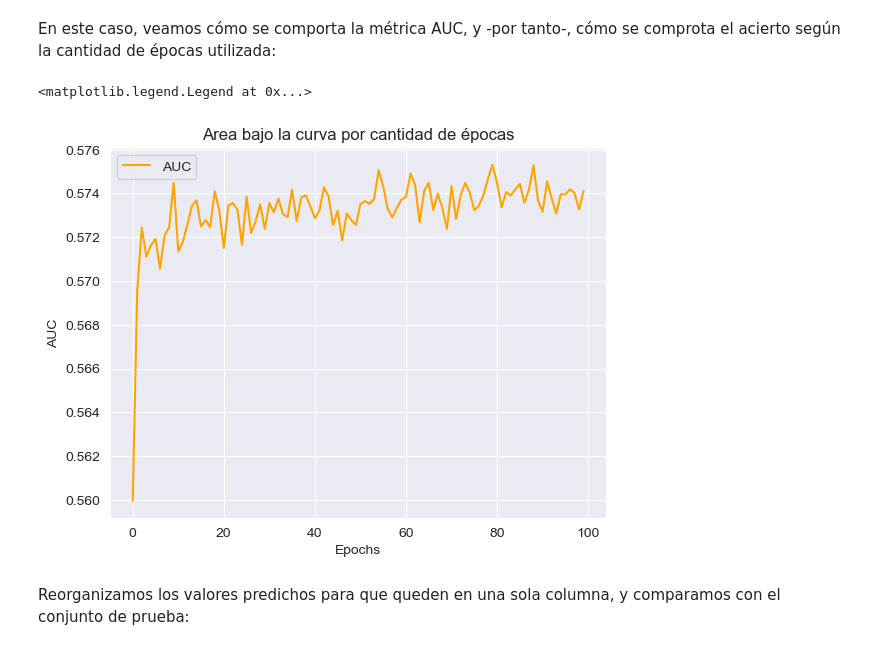
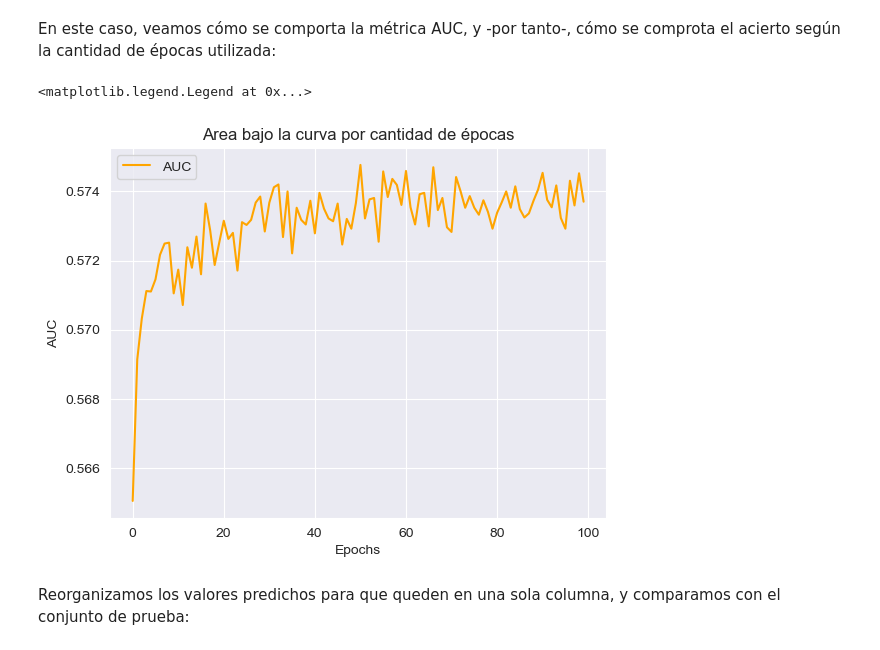
Before and after one commit to valencorrea/7506R-2C2022-GRUPO14-TP2, a Jupyter notebook: 7506R_TP2_GRUPO14_ENTREGA.ipynb, the cells around one changed output. Cells and saved outputs as stored; diff of their text form; code cells hidden in the pictures.

```diff
--- a/7506R_TP2_GRUPO14_ENTREGA.ipynb
+++ b/7506R_TP2_GRUPO14_ENTREGA.ipynb
@@ -761,8 +745,9 @@ x_test_clasificacion[['start_date', 'end_date', 'latitud', 'longitud', 'property
 # %% [markdown]
 Aplicamos One Hot encoding a la columna target de entrenamiento y test, para que tenga 3 columnas al igual que la salida del modelo:
 # %%
-y_train_clasificacion = pd.get_dummies(y_train_clasificacion, columns=['tipo_precio_3'], drop_first=False)
-y_test_clasificacion = pd.get_dummies(y_test_clasificacion, columns=['tipo_precio_3'], drop_first=False)
+# y_train_clasificacion = pd.get_dummies(y_train_clasificacion, columns=['tipo_precio_3'], drop_first=False)
+# y_test_clasificacion = pd.get_dummies(y_test_clasificacion, columns=['tipo_precio_3'], drop_first=False)
+y_train_clasificacion = y_train_clasificacion.map({'bajo': 0, 'medio': 1, 'alto': 2})
 # %% [markdown]
 #### 2.a.2 Búsqueda del mejor modelo
 # %% [markdown]
@@ -887,10 +871,10 @@ y_train_clasificacion
 # %%
 d_in = x_train_clasificacion.shape[1]
 
-modelo = keras.Sequential([
+modelo_2 = keras.Sequential([
     keras.layers.Dense(50, input_shape=(d_in,)),
     keras.layers.Dense(3, activation='softmax')
 ])
 
-modelo.summary()
+modelo_2.summary()
 # %% [output]
@@ -910,12 +894,12 @@ _________________________________________________________________
 # %% [markdown]
 Compilamos el modelo con optimizador Adam y loss de crossentropy categórico. Procedemos a entrenar y predecir:
 # %%
-modelo.compile(
+modelo_2.compile(
     optimizer=keras.optimizers.Adam(learning_rate=0.001),
-    loss='categorical_crossentropy',
-    metrics=['AUC', 'Accuracy', 'Recall', 'Precision'],
+    loss='sparse_categorical_crossentropy',
+    metrics=['sparse_categorical_accuracy'],
 )
 
 cant_epochs=100
-historia = modelo.fit(x_train_clasificacion, y_train_clasificacion, epochs=cant_epochs, verbose=False, use_multiprocessing=True, workers=4)
+historia = modelo_2.fit(x_train_clasificacion, y_train_clasificacion, epochs=cant_epochs, verbose=False, use_multiprocessing=True, workers=4)
 # %%
@@ -929,14 +913,14 @@ En este caso, veamos cómo se comporta la métrica AUC, y -por tanto-, cómo se
 # %%
 epochs = range(cant_epochs)
 
-plt.plot(epochs, historia.history['Accuracy'], color='orange', label='AUC')
+plt.plot(epochs, historia.history['sparse_categorical_accuracy'], color='orange', label='AUC')
 plt.xlabel("Epochs")
 plt.ylabel("AUC")
 plt.title('Area bajo la curva por cantidad de épocas')
 plt.legend()
 # %% [output]
 <matplotlib.legend.Legend at 0x...>
-[figure, old version]
+[figure, new version]
 # %% [markdown]
 Reorganizamos los valores predichos para que queden en una sola columna, y comparamos con el conjunto de prueba:
 # %%
```
Also changed, not shown: parts of 10 cells of this notebook.
